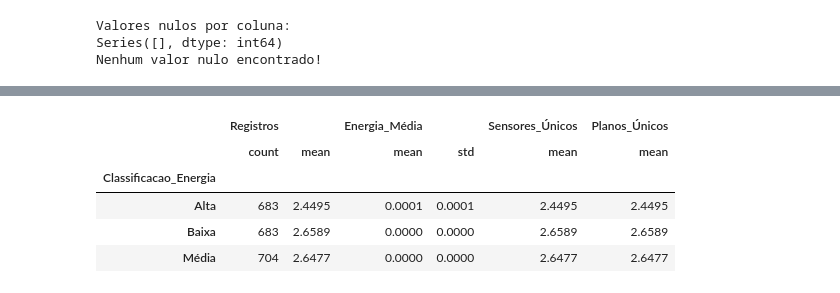
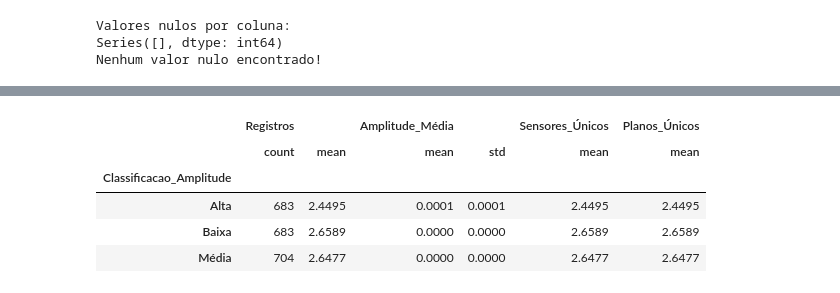
Before and after one commit to pedro-acviana/Sismic-Data-Analysis, a Jupyter notebook: analise_energia_total.ipynb, the cells around one changed output, grey strips where cells are left out. Saved outputs shown, nothing was run; the diff lists cells and outputs as text; code cells hidden in the pictures.

```diff
--- a/analise_energia_total.ipynb
+++ b/analise_energia_total.ipynb
@@ -541,43 +594,58 @@ Energia máxima: 6.068628e-03
 Coeficiente de variação: 4.17
 # %%
-# Análise comparativa de eventos por características
-print("\nANÁLISE COMPARATIVA DE EVENTOS:")
-print("-" * 35)
+# Análise comparativa de eventos por max_magnitude
+print("\nANÁLISE COMPARATIVA DE EVENTOS - max_magnitude:")
+print("-" * 45)
 
-# Classificar eventos por nível de energia
-energy_means = df.groupby('event_id')['total_energy'].mean()
-low_energy_threshold = energy_means.quantile(0.33)
-high_energy_threshold = energy_means.quantile(0.67)
+if 'max_magnitude' in df.columns:
+    # Filtrar dados válidos
+    valid_amplitude_df = df.dropna(subset=['max_magnitude'])
 
-def classify_energy(mean_energy):
-    if mean_energy <= low_energy_threshold:
-        return 'Baixa'
-    elif mean_energy <= high_energy_threshold:
-        return 'Média'
+    if len(valid_amplitude_df) > 0:
+        # Classificar eventos por nível de amplitude
+        amplitude_means = valid_amplitude_df.groupby('event_id')['max_magnitude'].mean()
+        low_amplitude_threshold = amplitude_means.quantile(0.33)
+        high_amplitude_threshold = amplitude_means.quantile(0.67)
+
+        def classify_amplitude(mean_amplitude):
+            if mean_amplitude <= low_amplitude_threshold:
+                return 'Baixa'
+            elif mean_amplitude <= high_amplitude_threshold:
+                return 'Média'
+            else:
+                return 'Alta'
+
+        amplitude_classification = amplitude_means.apply(classify_amplitude)
+
+        event_comparison = valid_amplitude_df.groupby('event_id').agg({
+            'max_magnitude': ['count', 'mean', 'std'],
+            'sensor': 'nunique',
+            'plane': 'nunique'
+        }).round(6)
+
+        event_comparison.columns = ['Registros', 'Amplitude_Média', 'Desvio_Padrão', 'Sensores_Únicos', 'Planos_Únicos']
+        event_comparison['Classificacao_Amplitude'] = amplitude_classification
+
+        print("Resumo por classificação de amplitude:")
+        classification_summary = event_comparison.groupby('Classificacao_Amplitude').agg({
+            'Registros': ['count', 'mean'],
+            'Amplitude_Média': ['mean', 'std'],
+            'Sensores_Únicos': 'mean',
+            'Planos_Únicos': 'mean'
+        }).round(4)
+        display(classification_summary)
+
+        print(f"\nEventos com amplitude mais alta:")
+        high_amplitude_events = event_comparison[event_comparison['Classificacao_Amplitude'] == 'Alta'].sort_values('Amplitude_Média', ascending=False)
+        display(high_amplitude_events.head())
+
+        print(f"\nThresholds de classificação:")
+        print(f"Baixa amplitude: ≤ {low_amplitude_threshold:.6e}")
+        print(f"Amplitude média: {low_amplitude_threshold:.6e} < x ≤ {high_amplitude_threshold:.6e}")
+        print(f"Alta amplitude: > {high_amplitude_threshold:.6e}")
+
     else:
-        return 'Alta'
-
-energy_classification = energy_means.apply(classify_energy)
-
-event_comparison = df.groupby('event_id').agg({
-    'total_energy': ['count', 'mean', 'std'],
-    'sensor': 'nunique',
-    'plane': 'nunique'
-}).round(6)
-
-event_comparison.columns = ['Registros', 'Energia_Média', 'Desvio_Padrão', 'Sensores_Únicos', 'Planos_Únicos']
-event_comparison['Classificacao_Energia'] = energy_classification
-
-print("Resumo por classificação de energia:")
-classification_summary = event_comparison.groupby('Classificacao_Energia').agg({
-    'Registros': ['count', 'mean'],
-    'Energia_Média': ['mean', 'std'],
-    'Sensores_Únicos': 'mean',
-    'Planos_Únicos': 'mean'
-}).round(4)
-display(classification_summary)
-
-print(f"\nEventos com energia mais alta:")
-high_energy_events = event_comparison[event_comparison['Classificacao_Energia'] == 'Alta'].sort_values('Energia_Média', ascending=False)
-display(high_energy_events.head())
+        print("Nenhum registro válido de max_magnitude para análise comparativa.")
+else:
+    print("Coluna max_magnitude não disponível para análise comparativa.")
 # %% [output]
@@ -590,6 +656,6 @@ Resumo por classificação de energia:
-|  | Registros |  | Energia_Média |  | Sensores_Únicos | Planos_Únicos |
+|  | Registros |  | Amplitude_Média |  | Sensores_Únicos | Planos_Únicos |
 |  | count | mean | mean | std | mean | mean |
-| Classificacao_Energia |  |  |  |  |  |  |
+| Classificacao_Amplitude |  |  |  |  |  |  |
 | Alta | 683 | 2.4495 | 0.0001 | 0.0001 | 2.4495 | 2.4495 |
 | Baixa | 683 | 2.6589 | 0.0000 | 0.0000 | 2.6589 | 2.6589 |
 | Média | 704 | 2.6477 | 0.0000 | 0.0000 | 2.6477 | 2.6477 |
```
Also changed, not shown: parts of 19 cells of this notebook.
